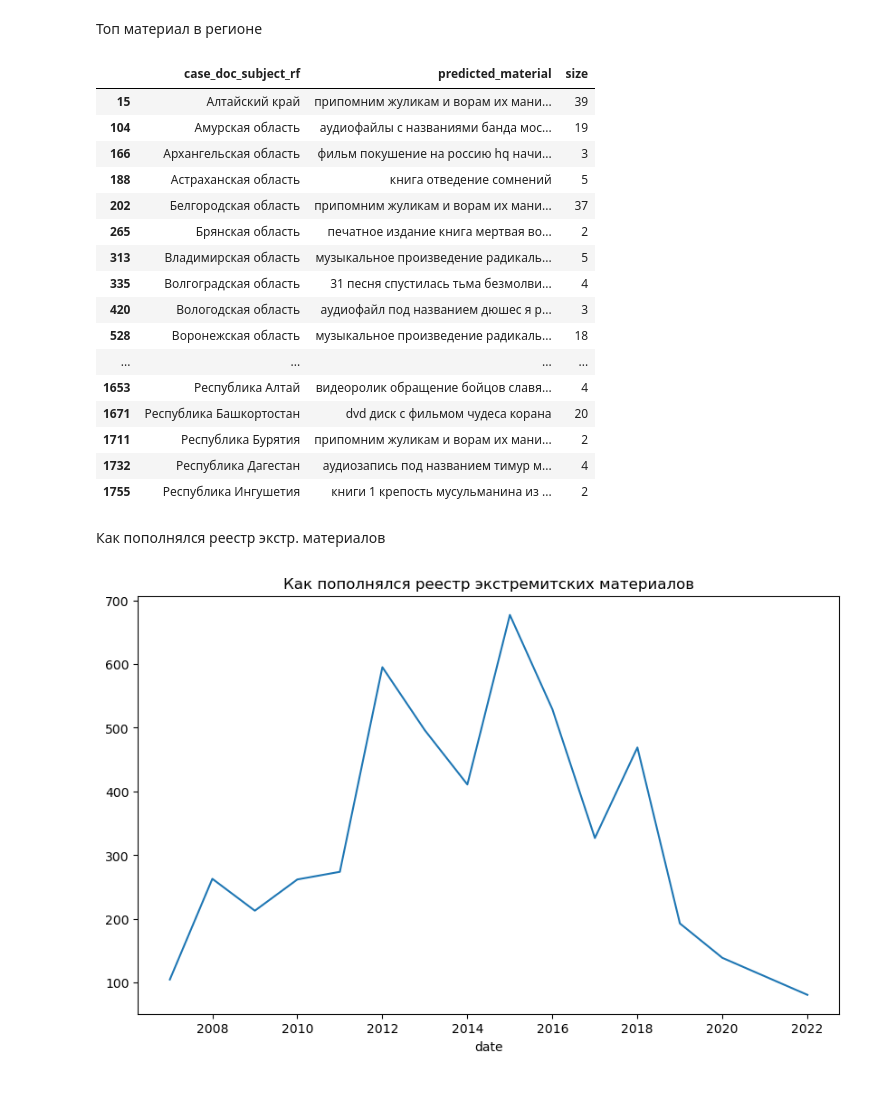
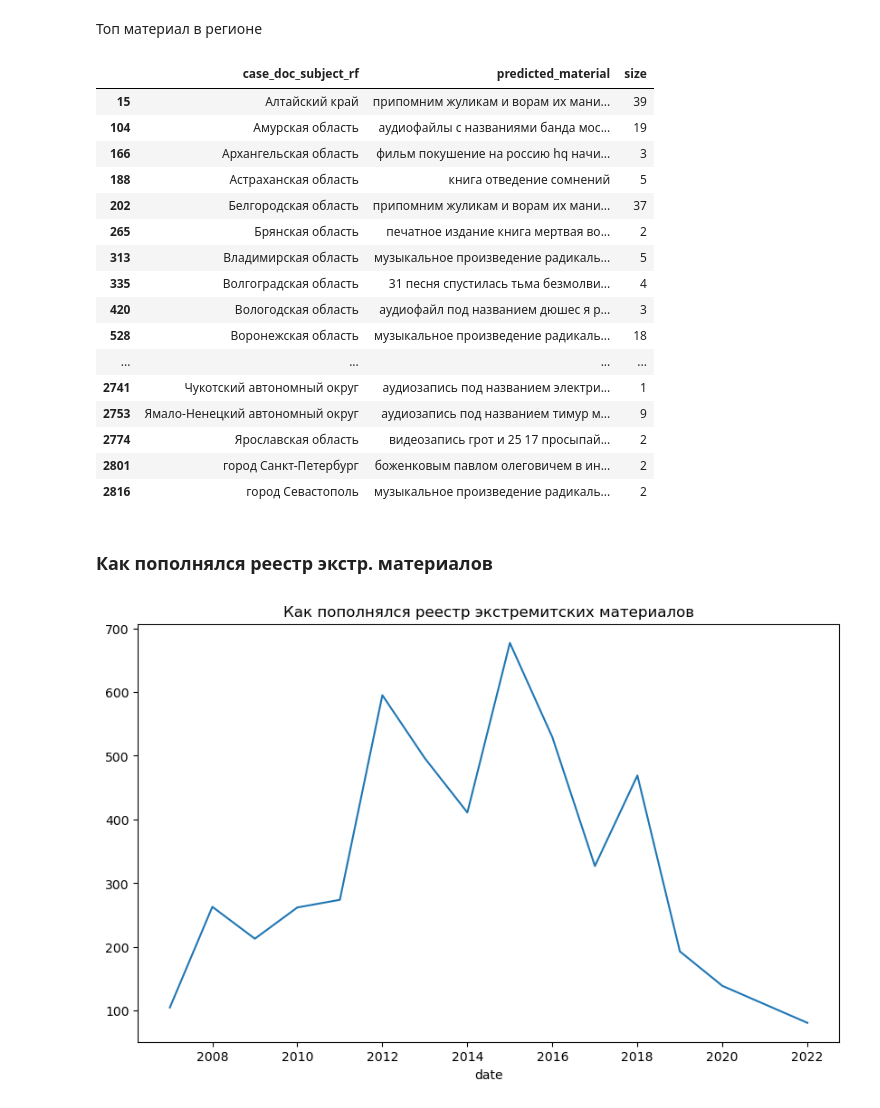
Before and after one commit to kkruglik/extr_mat_prerelease, a Jupyter notebook: release_notebook.ipynb, the cells around one changed output. Cells and saved outputs as stored; diff of their text form; code cells hidden in the pictures.

```diff
--- a/release_notebook.ipynb
+++ b/release_notebook.ipynb
@@ -32,0 +13,13 @@ df = df.filter(
+# %%
+df = pd.read_csv("final_df_with_preds.csv", lineterminator="\n", parse_dates=["case_user_entry_date"])
+df.predicted_material = df.predicted_material.replace("None", np.nan)
+df = df.filter(
+    items=[
+        "year",
+        "predicted_material",
+        "case_doc_subject_rf",
+        "case_user_doc_court",
+        "acts",
+        "canditates",
+    ]
+)
@@ -270,38 +298,39 @@ dtype: int64
 # %% [markdown]
 Топ материал в регионе
 # %%
+pd.set_option('display.max_rows', 100)
 grouped = df.groupby(
     ["case_doc_subject_rf", "predicted_material"], as_index=False
 ).size()
 
 grouped = grouped.replace("None", np.nan)
 grouped = grouped.dropna()
 
 idx = grouped.groupby("case_doc_subject_rf")["size"].idxmax()
 
-grouped.loc[idx].head(50)
+grouped.loc[idx]
 # %% [output]
 |  | case_doc_subject_rf | predicted_material | size |
 | 15 | Алтайский край | припомним жуликам и ворам их мани... | 39 |
 | 104 | Амурская область | аудиофайлы с названиями банда мос... | 19 |
 | 166 | Архангельская область | фильм покушение на poccию hq начи... | 3 |
 | 188 | Астраханская область | книга отведение сомнений | 5 |
 | 202 | Белгородская область | припомним жуликам и ворам их мани... | 37 |
 | 265 | Брянская область | печатное издание книга мертвая во... | 2 |
 | 313 | Владимирская область | музыкальное произведение радикаль... | 5 |
 | 335 | Волгоградская область | 31 песня спустилась тьма безмолви... | 4 |
 | 420 | Вологодская область | аудиофайл под названием дюшес я р... | 3 |
 | 528 | Воронежская область | музыкальное произведение радикаль... | 18 |
 | ... | ... | ... | ... |
-| 1653 | Республика Алтай | видеоролик обращение бойцов славя... | 4 |
-| 1671 | Республика Башкортостан | dvd диск с фильмом чудеса корана | 20 |
-| 1711 | Республика Бурятия | припомним жуликам и ворам их мани... | 2 |
-| 1732 | Республика Дагестан | аудиозапись под названием тимур м... | 4 |
-| 1755 | Республика Ингушетия | книги 1 крепость мусульманина из ... | 2 |
+| 2741 | Чукотский автономный округ | аудиозапись под названием электри... | 1 |
+| 2753 | Ямало-Ненецкий автономный округ | аудиозапись под названием тимур м... | 9 |
+| 2774 | Ярославская область | видеозапись грот и 25 17 просыпай... | 2 |
+| 2801 | город Санкт-Петербург | боженковым павлом олеговичем в ин... | 2 |
+| 2816 | город Севастополь | музыкальное произведение радикаль... | 2 |
 # %%
 grouped.to_csv("viz_data/топ материал в регионе.csv", index=False)
 # %% [markdown]
-Как пополнялся реестр экстр. материалов
+### Как пополнялся реестр экстр. материалов
 # %%
 reestr = pd.read_csv(
     "/Users/kirillkruglikov/repos/investigation-team-rfe/extr_materials/data/exportfsm.csv",
```
Also changed, not shown: parts of 21 cells of this notebook.
